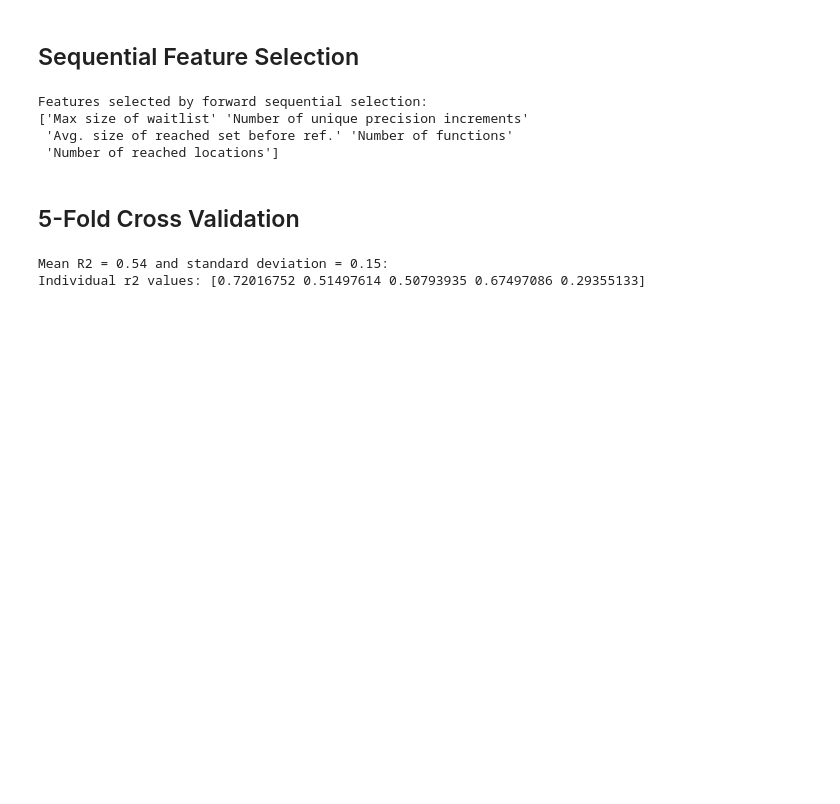
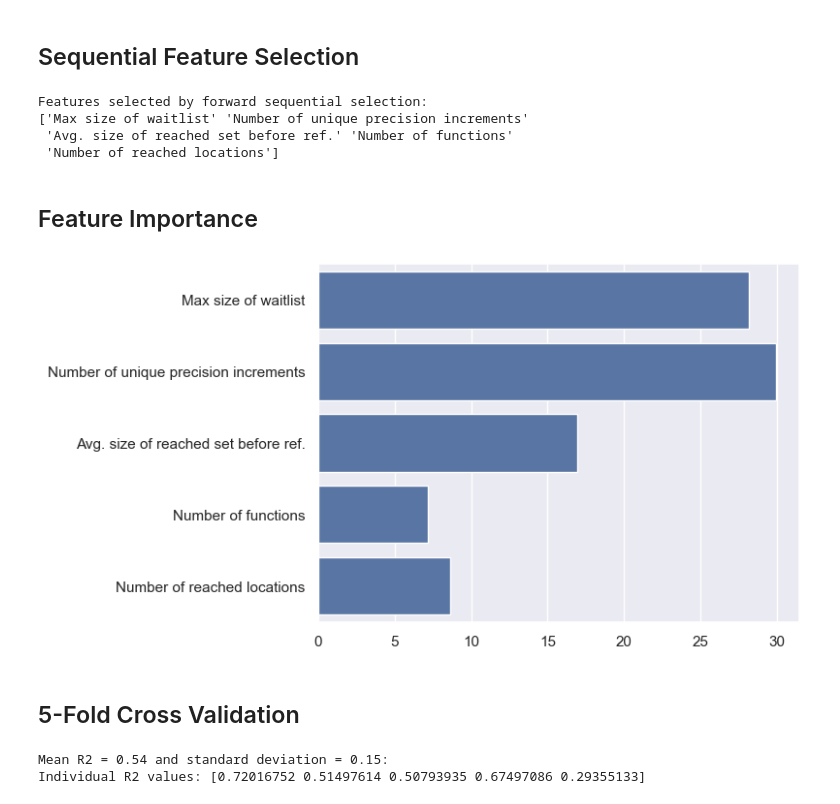
Before and after one commit to amp-man/bachelors-thesis_cpachecker, a Jupyter notebook: 03_regression/regression.ipynb, the cells around one changed output. Drawn from its saved outputs; the diff is of its cells as text; code cells hidden in the pictures; blank space fills up the shorter version.

Commit message:
Add feature importance plot

```diff
--- a/03_regression/regression.ipynb
+++ b/03_regression/regression.ipynb
@@ -121,32 +120,43 @@ y_mr_df = data_3['CPU Time (s)']
 x_mr = x_mr_df.values
 y_mr = y_mr_df.values
 
-LR =  LinearRegression()
-pipeline = make_pipeline(StandardScaler(), LR)
+all_feature_names = x_mr_df.columns.values
+
+pipeline = make_pipeline(StandardScaler(), LinearRegression())
 # %% [markdown]
 ## Sequential Feature Selection
 # %%
 sfs_forward = SequentialFeatureSelector(
-    pipeline, n_features_to_select=5, direction="forward"
-).fit(x_mr, y_mr)
+                pipeline, n_features_to_select=5, direction="forward"
+                ).fit(x_mr, y_mr)
 
-feature_names = x_mr_df.columns.values
+x_selected = x_mr_df[all_feature_names[sfs_forward.get_support()]]
+
+pipeline.fit(x_selected, y_mr_df)
+
+selected_feature_names = all_feature_names[sfs_forward.get_support()]
+
 print(
     "Features selected by forward sequential selection:\n"
-    f"{feature_names[sfs_forward.get_support()]}"
+    f"{selected_feature_names}"
 )
 # %% [output]
 Features selected by forward sequential selection:
 ['Max size of waitlist' 'Number of unique precision increments'
  'Avg. size of reached set before ref.' 'Number of functions'
  'Number of reached locations']
+# %% [markdown]
+## Feature Importance
+# %%
+fimportanceplot = sns.barplot(x=pipeline['linearregression'].coef_, y=selected_feature_names, color="b")
+fimportanceplot.get_figure().savefig('3_fimportance.pdf')
+# %% [output]
+[figure, added]
 # %% [markdown]
 ## 5-Fold Cross Validation
 # %%
-x_selected = x_mr_df[feature_names[sfs_forward.get_support()]]
-
 scores = cross_val_score(pipeline, x_selected, y_mr, cv=5)
 print("Mean R2 = %0.2f and standard deviation = %0.2f:\nIndividual R2 values: %s" % (scores.mean(), scores.std(), scores))
 # %% [output]
 Mean R2 = 0.54 and standard deviation = 0.15:
-Individual r2 values: [0.72016752 0.51497614 0.50793935 0.67497086 0.29355133]
+Individual R2 values: [0.72016752 0.51497614 0.50793935 0.67497086 0.29355133]
```
Also changed, not shown: parts of 4 cells of this notebook.
